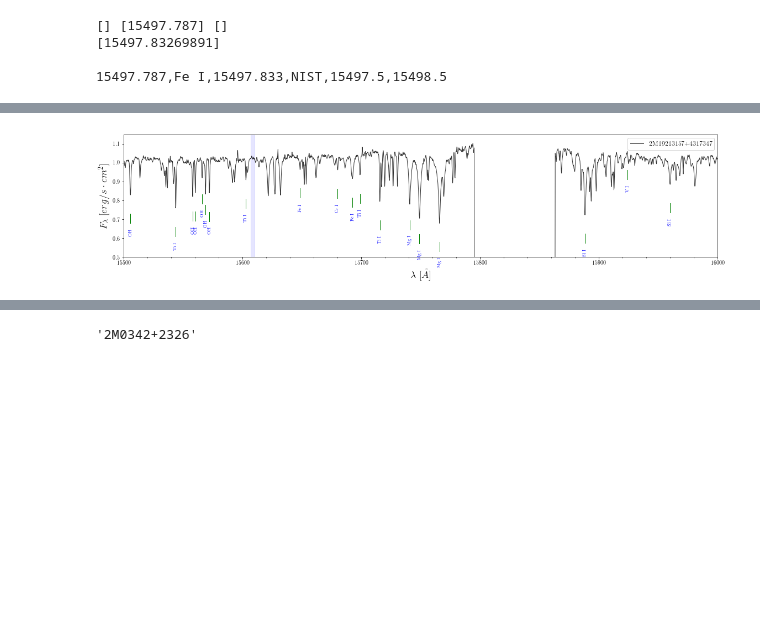
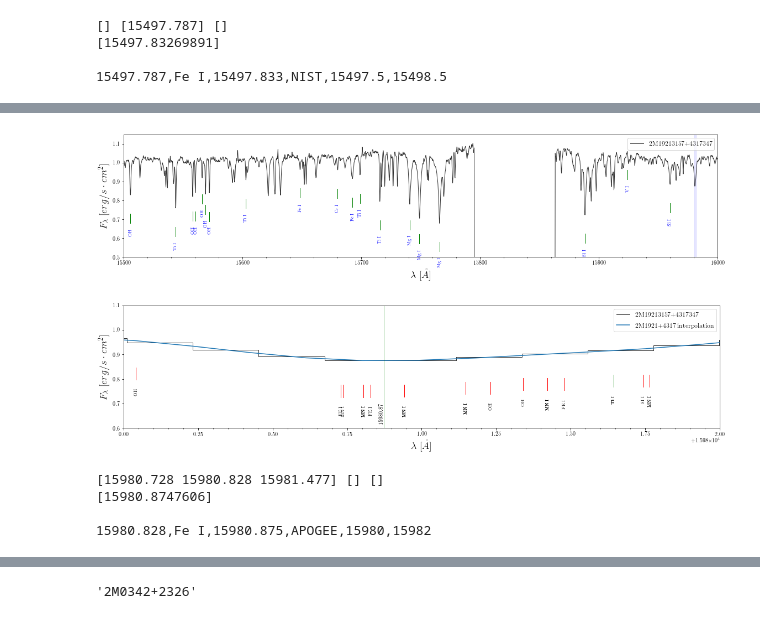
Before and after one commit to jbirky/Mdwarf_project, a Jupyter notebook: line_analysis/ID_lines.ipynb, the cells around one changed output, grey strips where cells are left out. Drawn from its saved outputs; the diff is of its cells as text; code cells hidden in the pictures; blank space fills up the shorter version.

```diff
--- a/line_analysis/ID_lines.ipynb
+++ b/line_analysis/ID_lines.ipynb
@@ -24,6 +24,7 @@ mg = ['Mg I', 'MG I']
 ca = ['Ca I', 'CA I']
 si = ['Si I', 'SI I']
 k  = ['K I', 'K I']
+v  = ['V I', 'V I']
 oh = ['OH', 'OH']
 # %% [markdown]
 ![](../images/souto_spec1.png)
@@ -70,39 +114,44 @@ elif i == 1:
 # %% [markdown]
 ![](../images/souto_spec2.png)
 # %%
-zoom = [[15603,156]]
+zoom = [[15980,15982]]
 
-search = oh
+search = fe
 
 lines = np.array(local_min)
 range_indices = np.where((lines > zoom[0][0]) & (lines < zoom[0][1]))[0]
 min_lines = np.array(lines)[range_indices]
 
-species = cr + fe + ti + mn + mg + ca + si + k + oh
+species = cr + fe + ti + mn + mg + ca + si + k + v + oh
 spec.plot(items=['spec', 'lines'], xrange=[15500,16000], yrange=[.5,1.15], highlight=zoom)
 
 lines1 = ap.searchLines(species=species, libraries=['APOGEE_ATOMS', 'APOGEE_MOLEC'], \
                         range=zoom[0], report=False)
 lines2 = ap.searchLines(species=species, libraries=['NIST'], range=zoom[0], report=False)
 lines3 = ap.searchLines(species=species, libraries=['SOUTO'], range=zoom[0], report=False)
 
 spec.plot(items=['spec'], xrange=zoom[0], yrange=[.6,1.1], line_lists=[lines1, lines2, lines3], \
           line_style='short', style='step', objects=[interp], vert_lines=[min_lines])
 
 found1 = lines1[search[1]]
 found2 = lines2[search[0]]
 found3 = lines3[search[0]]
 
 print(found1, found2, found3)
 print(min_lines, '\n')
 
 i = 0
-j = 3
+j = 1
 if i == 0:
     print(('{},{},{},{},{},{}').format(found1[j], search[0], round(min_lines[0],3), 'APOGEE', zoom[0][0], zoom[0][1]))
 elif i == 1:
     print(('{},{},{},{},{},{}').format(found2[j], search[0], round(min_lines[0],3), 'NIST', zoom[0][0], zoom[0][1]))
 # %% [output]
 [figure]
+[figure, added]
+[15980.728 15980.828 15981.477] [] []
+[15980.8747606]
+
+15980.828,Fe I,15980.875,APOGEE,15980,15982
 # %% [markdown]
 ![](../images/souto_spec3.png)
```
Also changed, not shown: parts of 4 cells of this notebook, 16 other files.
